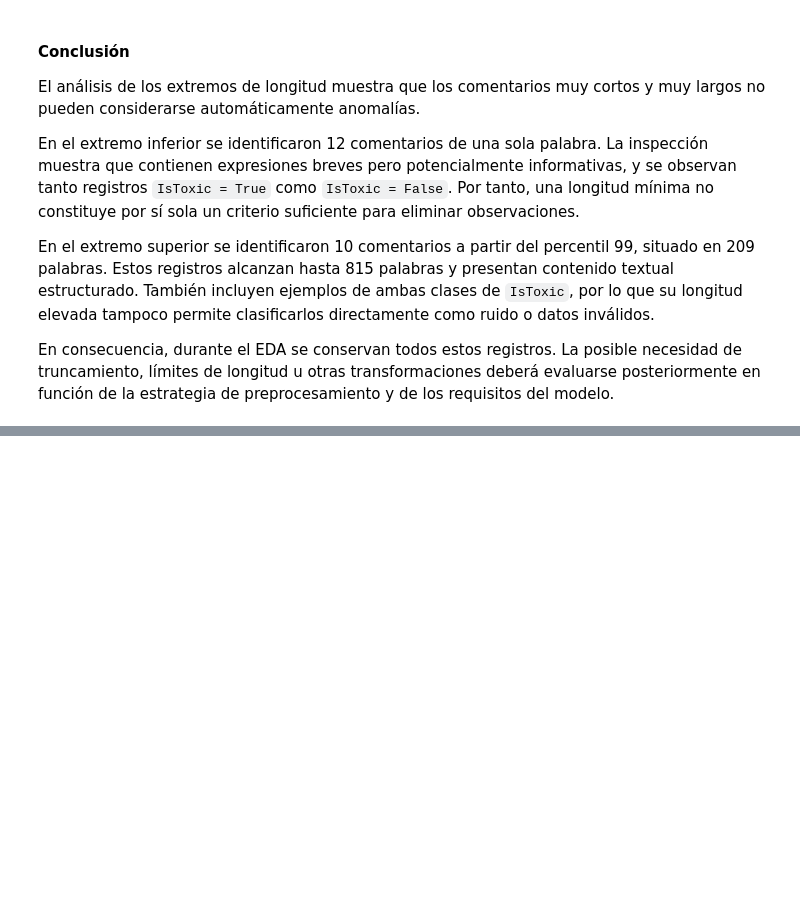
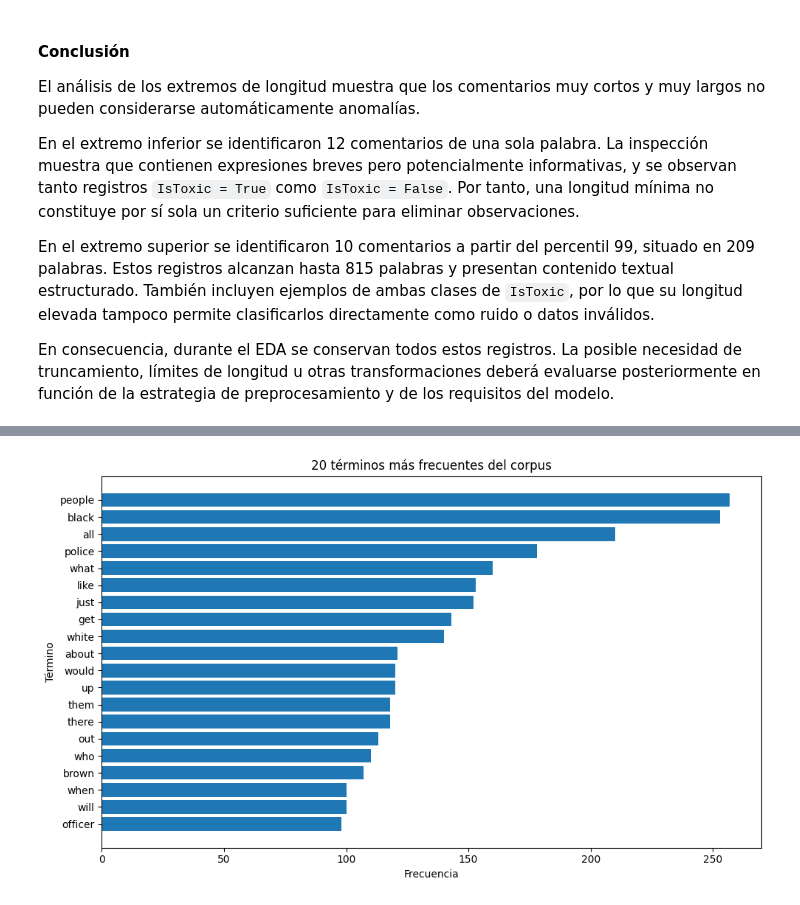
Before and after one commit to Bootcamp-IA-MAD-P7/proyecto9-grupo3, a Jupyter notebook: notebooks/01_eda.ipynb, the cells around one changed output, grey strips where cells are left out. Drawn from its saved outputs; the diff is of its cells as text; code cells hidden in the pictures; blank space fills up the shorter version.

Commit message:
feat(eda): complete exploratory data analysis

```diff
--- a/notebooks/01_eda.ipynb
+++ b/notebooks/01_eda.ipynb
@@ -1246,0 +1280,24 @@ En consecuencia, durante el EDA se conservan todos estos registros. La posible n
+# %%
+stopwords_eda = {
+    "the", "a", "an", "and", "or", "but", "if", "then", "than",
+    "to", "of", "in", "on", "at", "for", "from", "with", "by",
+    "is", "are", "was", "were", "be", "been", "being",
+    "i", "you", "he", "she", "it", "we", "they",
+    "me", "my", "your", "his", "her", "our", "their",
+    "this", "that", "these", "those",
+    "do", "does", "did", "have", "has", "had",
+    "as", "so", "not", "no", "yes"
+}
+
+filtered_counts = Counter(
+    token
+    for token in tokens
+    if token not in stopwords_eda and len(token) > 1
+)
+
+top_terms = pd.DataFrame(
+    filtered_counts.most_common(20),
+    columns=["termino", "frecuencia"]
+)
+
+top_terms
@@ -1246,0 +1322,16 @@ En consecuencia, durante el EDA se conservan todos estos registros. La posible n
+# %%
+plt.figure(figsize=(10, 6))
+
+plt.barh(
+    top_terms["termino"][::-1],
+    top_terms["frecuencia"][::-1]
+)
+
+plt.title("20 términos más frecuentes del corpus")
+plt.xlabel("Frecuencia")
+plt.ylabel("Término")
+
+plt.tight_layout()
+plt.show()
+# %% [output]
+[figure, added]
```
Also changed, not shown: parts of 37 cells of this notebook.
